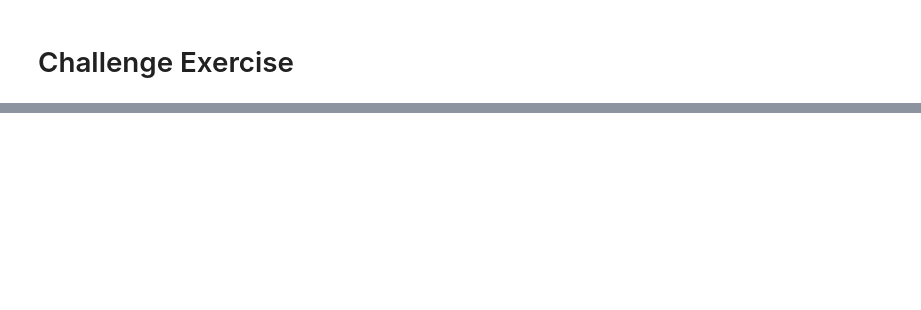
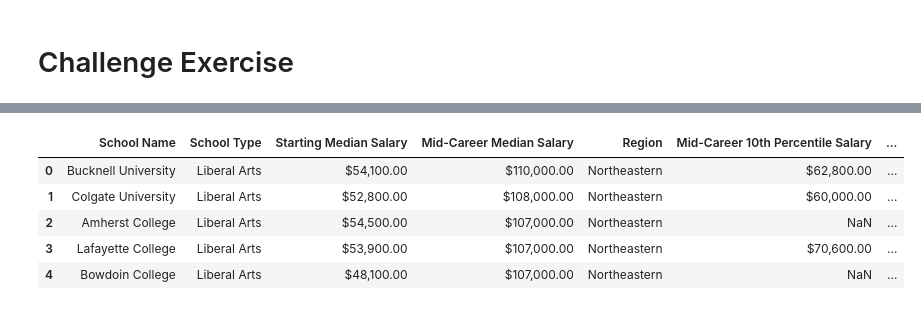
Before and after one commit to mikewenner/Data_Science, a Jupyter notebook: pd_course/06_Concat_merge_join.ipynb, the cells around one changed output, grey strips where cells are left out. Drawn from its saved outputs; the diff is of its cells as text; code cells hidden in the pictures; blank space fills up the shorter version.

```diff
--- a/pd_course/06_Concat.ipynb
+++ b/pd_course/06_Concat_merge_join.ipynb
@@ -699,0 +808,3 @@ pd.merge(state, regions.drop_duplicates())
+# %%
+dfm = pd.merge(liberal, regions)
+dfm.head(3)
@@ -699,0 +838,3 @@ pd.merge(state, regions.drop_duplicates())
+# %%
+mid_new = mid.set_index('school_name')
+mid_new.head()
@@ -699,0 +849,11 @@ pd.merge(state, regions.drop_duplicates())
+# %%
+# 3. merge the dfm and mid_new dfs
+
+pd.merge(dfm, mid_new, left_on='School Name', right_index=True).head()
+# %% [output]
+|  | School Name | School Type | Starting Median Salary | Mid-Career Median Salary | Region | Mid-Career 10th Percentile Salary | ... |
+| 0 | Bucknell University | Liberal Arts | $54,100.00 | $110,000.00 | Northeastern | $62,800.00 | ... |
+| 1 | Colgate University | Liberal Arts | $52,800.00 | $108,000.00 | Northeastern | $60,000.00 | ... |
+| 2 | Amherst College | Liberal Arts | $54,500.00 | $107,000.00 | Northeastern | NaN | ... |
+| 3 | Lafayette College | Liberal Arts | $53,900.00 | $107,000.00 | Northeastern | $70,600.00 | ... |
+| 4 | Bowdoin College | Liberal Arts | $48,100.00 | $107,000.00 | Northeastern | NaN | ... |
```
Also changed, not shown: parts of 13 cells of this notebook.
